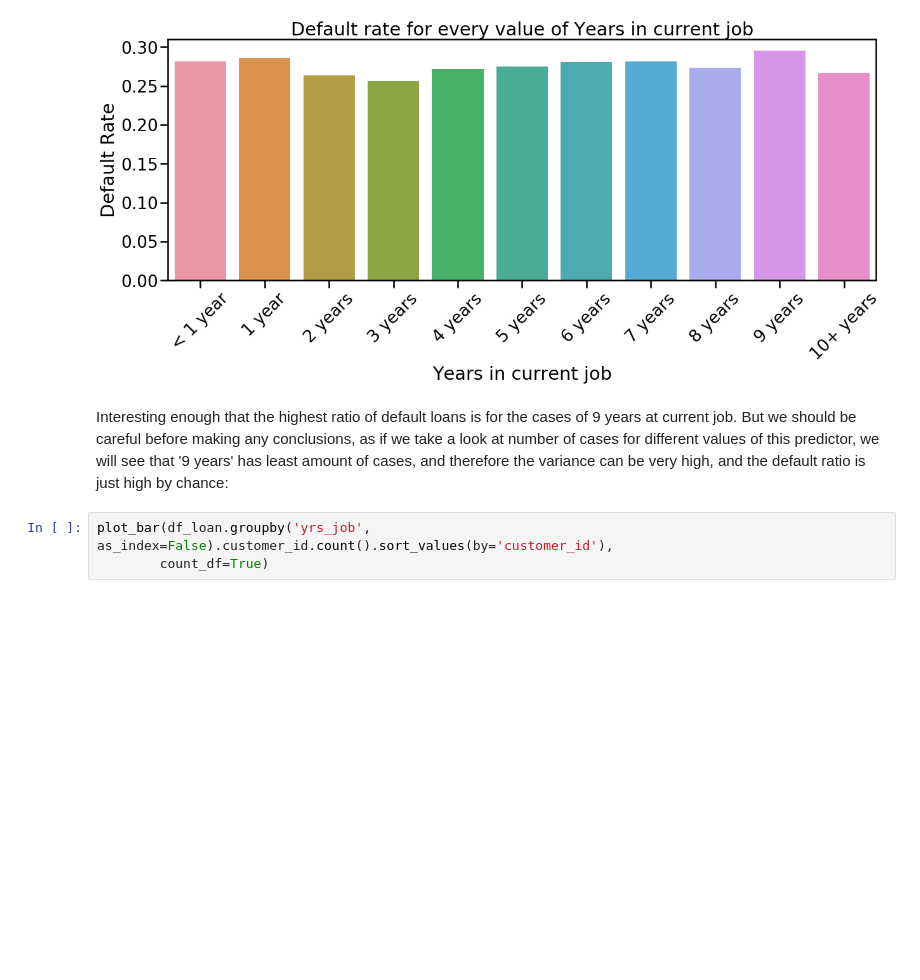
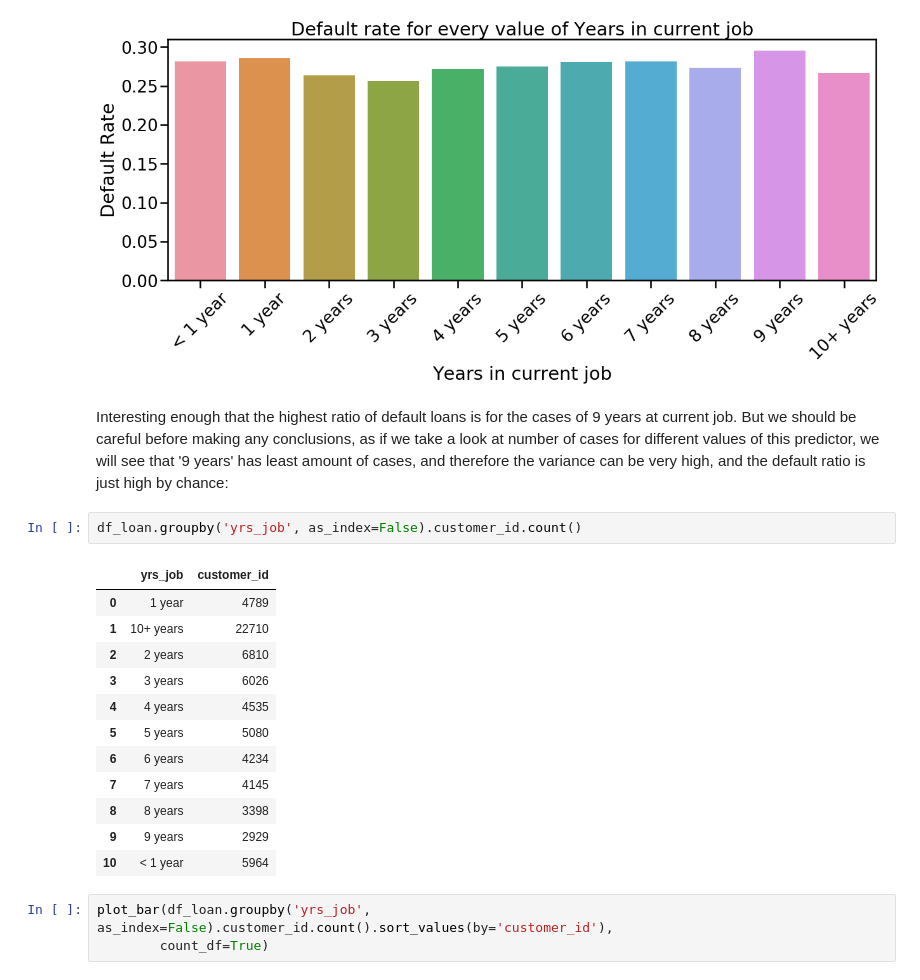
Before and after one commit to dataqubit/bank-loan-prediction, a Jupyter notebook: bank_loan_Part1_Exploratory_Analysis.ipynb, the cells around one changed output. Cells and saved outputs as stored; diff of their text form; blank space fills up the shorter version.

```diff
--- a/bank_loan_Part1_Exploratory_Analysis.ipynb
+++ b/bank_loan_Part1_Exploratory_Analysis.ipynb
@@ -282,6 +288,21 @@ plot_bar(data=df_loan.groupby('yrs_job', as_index=False).loan_status.mean().loc[
 [figure]
 # %% [markdown]
 Interesting enough that the highest ratio of default loans is for the cases of 9 years at current job. But we should be careful before making any conclusions, as if we take a look at number of cases for different values of this predictor, we will see that '9 years' has least amount of cases, and therefore the variance can be very high, and the default ratio is just high by chance:
+# %%
+df_loan.groupby('yrs_job', as_index=False).customer_id.count()
+# %% [output]
+|  | yrs_job | customer_id |
+| 0 | 1 year | 4789 |
+| 1 | 10+ years | 22710 |
+| 2 | 2 years | 6810 |
+| 3 | 3 years | 6026 |
+| 4 | 4 years | 4535 |
+| 5 | 5 years | 5080 |
+| 6 | 6 years | 4234 |
+| 7 | 7 years | 4145 |
+| 8 | 8 years | 3398 |
+| 9 | 9 years | 2929 |
+| 10 | < 1 year | 5964 |
 # %%
 plot_bar(df_loan.groupby('yrs_job', as_index=False).customer_id.count().sort_values(by='customer_id'),
         count_df=True)
```
Also changed, not shown: parts of 3 cells of this notebook, 4 other files.
